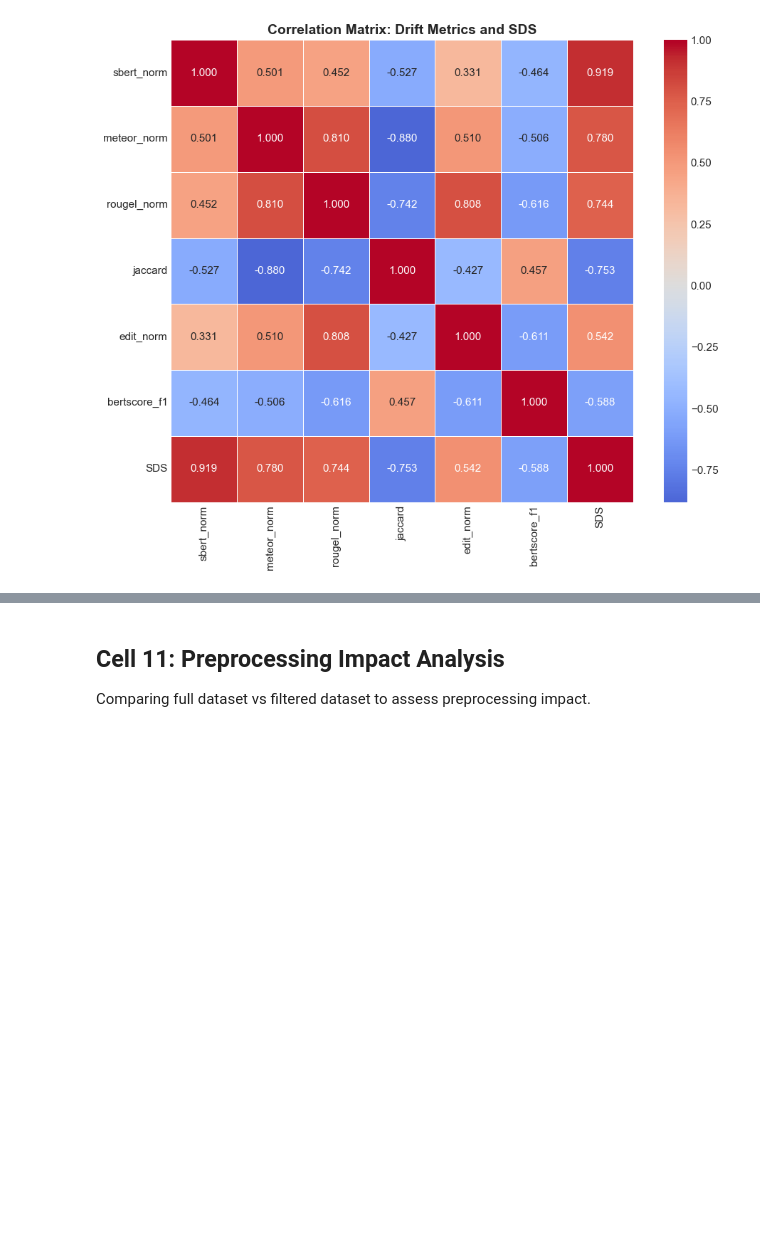
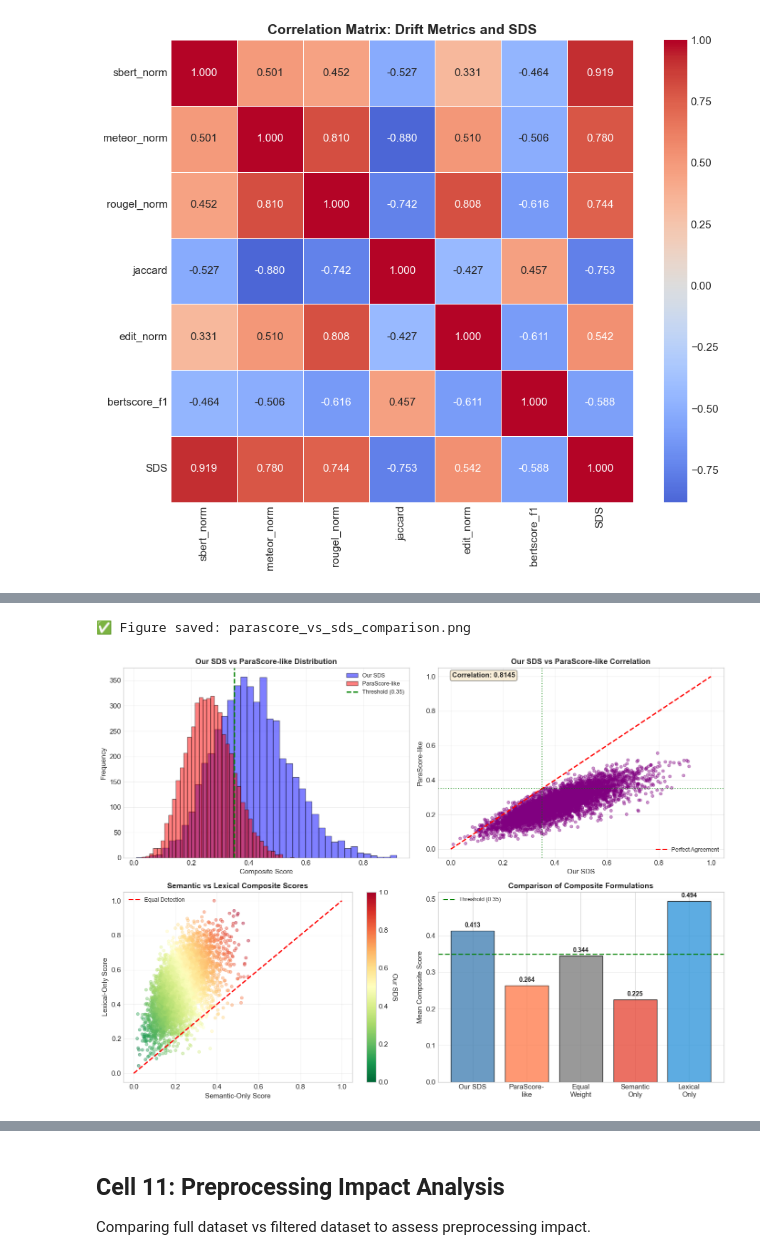
Before and after one commit to DiazSk/padben_eda_notebook, a Jupyter notebook: SDS_ParaScore/Type1_Type4_SingleIteration/Type1_Type4_SingleIteration_COMPLETE.ipynb, the cells around one changed output, grey strips where cells are left out. Saved outputs shown, nothing was run; the diff lists cells and outputs as text; code cells hidden in the pictures; blank space fills up the shorter version.

```diff
--- a/SDS_ParaScore/Type1_Type4_SingleIteration/Type1_Type4_SingleIteration_COMPLETE.ipynb
+++ b/SDS_ParaScore/Type1_Type4_SingleIteration/Type1_Type4_SingleIteration_COMPLETE.ipynb
@@ -648,0 +1166,70 @@ plt.show()
+# %%
+# FIGURE: Composite Score Comparison
+fig, axes = plt.subplots(2, 2, figsize=(14, 10))
+
+# Subplot 1: Distribution comparison
+axes[0, 0].hist(df['SDS'], bins=40, alpha=0.5, label='Our SDS', color='blue', edgecolor='black')
+axes[0, 0].hist(df['parascore_like'], bins=40, alpha=0.5, label='ParaScore-like', color='red', edgecolor='black')
+axes[0, 0].axvline(PARASCORE_THRESHOLD, color='green', linestyle='--', linewidth=2, label=f'Threshold ({PARASCORE_THRESHOLD})')
+axes[0, 0].set_xlabel('Composite Score', fontsize=11)
+axes[0, 0].set_ylabel('Frequency', fontsize=11)
+axes[0, 0].set_title('Our SDS vs ParaScore-like Distribution', fontsize=12, fontweight='bold')
+axes[0, 0].legend(fontsize=9)
+axes[0, 0].grid(alpha=0.3)
+
+# Subplot 2: Scatter plot - SDS vs ParaScore-like
+axes[0, 1].scatter(df['SDS'], df['parascore_like'], alpha=0.4, s=20, c='purple')
+axes[0, 1].plot([0, 1], [0, 1], 'r--', linewidth=2, label='Perfect Agreement')
+axes[0, 1].axhline(PARASCORE_THRESHOLD, color='green', linestyle=':', alpha=0.7)
+axes[0, 1].axvline(PARASCORE_THRESHOLD, color='green', linestyle=':', alpha=0.7)
+axes[0, 1].set_xlabel('Our SDS', fontsize=11)
+axes[0, 1].set_ylabel('ParaScore-like', fontsize=11)
+axes[0, 1].set_title('Our SDS vs ParaScore-like Correlation', fontsize=12, fontweight='bold')
+axes[0, 1].legend(fontsize=9)
+axes[0, 1].grid(alpha=0.3)
+
+# Calculate correlation
+corr_sds_para = df['SDS'].corr(df['parascore_like'])
+axes[0, 1].annotate(f'Correlation: {corr_sds_para:.4f}', xy=(0.05, 0.95), xycoords='axes fraction',
+                    fontsize=11, fontweight='bold', bbox=dict(boxstyle='round', facecolor='wheat', alpha=0.5))
+
+# Subplot 3: Semantic vs Lexical composite comparison
+axes[1, 0].scatter(df['sds_semantic_only'], df['sds_lexical_only'], alpha=0.4, s=20,
+                   c=df['SDS'], cmap='RdYlGn_r')
+axes[1, 0].plot([0, 1], [0, 1], 'r--', linewidth=2, label='Equal Detection')
+axes[1, 0].set_xlabel('Semantic-Only Score', fontsize=11)
+axes[1, 0].set_ylabel('Lexical-Only Score', fontsize=11)
+axes[1, 0].set_title('Semantic vs Lexical Composite Scores', fontsize=12, fontweight='bold')
+axes[1, 0].legend(fontsize=9)
+axes[1, 0].grid(alpha=0.3)
+
+# Add colorbar
+sm = plt.cm.ScalarMappable(cmap='RdYlGn_r', norm=plt.Normalize(vmin=0, vmax=1))
+sm.set_array([])
+cbar = plt.colorbar(sm, ax=axes[1, 0])
+cbar.set_label('Our SDS', rotation=270, labelpad=15)
+
+# Subplot 4: Bar chart comparing all composite formulations
+composite_names = ['Our SDS', 'ParaScore-\nlike', 'Equal\nWeight', 'Semantic\nOnly', 'Lexical\nOnly']
+composite_cols = ['SDS', 'parascore_like', 'sds_equal_weight', 'sds_semantic_only', 'sds_lexical_only']
+composite_means = [df[col].mean() for col in composite_cols]
+
+colors = ['steelblue', 'coral', 'gray', '#e74c3c', '#3498db']
+bars = axes[1, 1].bar(composite_names, composite_means, color=colors, edgecolor='black', alpha=0.8)
+axes[1, 1].axhline(PARASCORE_THRESHOLD, color='green', linestyle='--', linewidth=2, label=f'Threshold ({PARASCORE_THRESHOLD})')
+axes[1, 1].set_ylabel('Mean Composite Score', fontsize=11)
+axes[1, 1].set_title('Comparison of Composite Formulations', fontsize=12, fontweight='bold')
+axes[1, 1].legend(fontsize=9)
+axes[1, 1].grid(axis='y', alpha=0.3)
+
+for bar, val in zip(bars, composite_means):
+    axes[1, 1].text(bar.get_x() + bar.get_width()/2, bar.get_height() + 0.01, f'{val:.3f}',
+                    ha='center', fontsize=10, fontweight='bold')
+
+plt.tight_layout()
+plt.savefig(OUTPUT_DIR / 'parascore_vs_sds_comparison.png', dpi=300, bbox_inches='tight')
+print(f"\n✅ Figure saved: {OUTPUT_DIR / 'parascore_vs_sds_comparison.png'}")
+plt.show()
+# %% [output]
+✅ Figure saved: parascore_vs_sds_comparison.png
+[figure, added]
```
Also changed, not shown: parts of 15 cells of this notebook, 9 other files.
